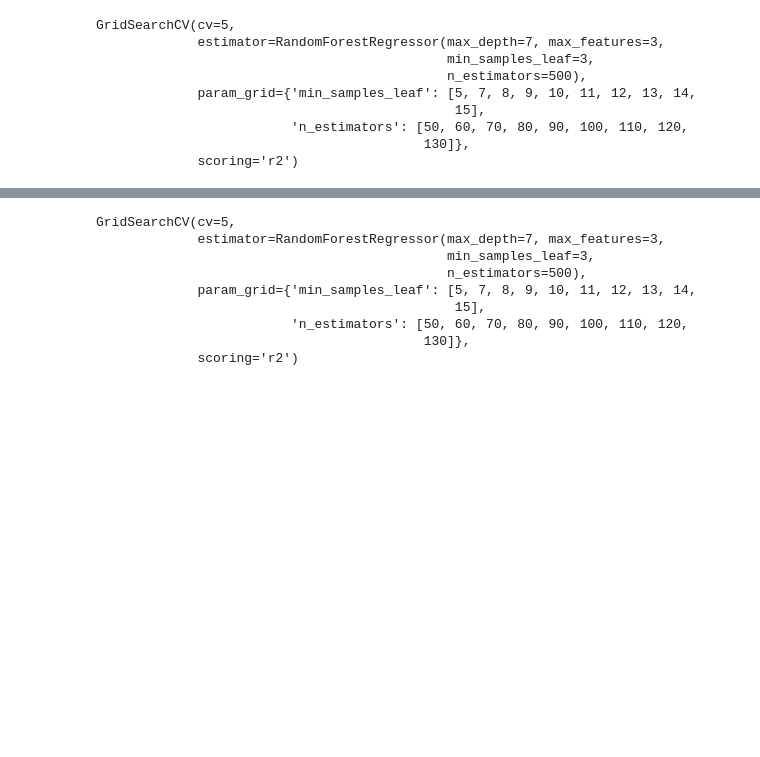
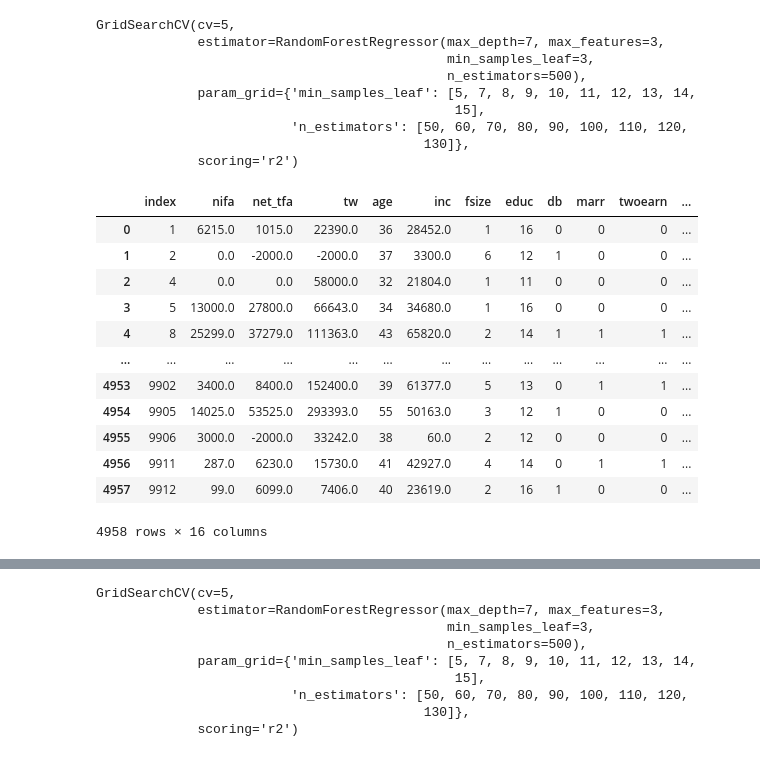
Before and after one commit to erikaguti/ML-CI-HW2, a Jupyter notebook: ML-CI-HW-2 Sam Copy.ipynb, the cells around one changed output, grey strips where cells are left out. Cells and saved outputs as stored; diff of their text form; code cells hidden in the pictures; blank space fills up the shorter version.

```diff
--- a/ML-CI-HW-2 Sam Copy.ipynb
+++ b/ML-CI-HW-2 Sam Copy.ipynb
@@ -123,0 +135,16 @@ GridSearchCV(cv=5,
+# %%
+D2
+# %% [output]
+|  | index | nifa | net_tfa | tw | age | inc | fsize | educ | db | marr | twoearn | ... |
+| 0 | 1 | 6215.0 | 1015.0 | 22390.0 | 36 | 28452.0 | 1 | 16 | 0 | 0 | 0 | ... |
+| 1 | 2 | 0.0 | -2000.0 | -2000.0 | 37 | 3300.0 | 6 | 12 | 1 | 0 | 0 | ... |
+| 2 | 4 | 0.0 | 0.0 | 58000.0 | 32 | 21804.0 | 1 | 11 | 0 | 0 | 0 | ... |
+| 3 | 5 | 13000.0 | 27800.0 | 66643.0 | 34 | 34680.0 | 1 | 16 | 0 | 0 | 0 | ... |
+| 4 | 8 | 25299.0 | 37279.0 | 111363.0 | 43 | 65820.0 | 2 | 14 | 1 | 1 | 1 | ... |
+| ... | ... | ... | ... | ... | ... | ... | ... | ... | ... | ... | ... | ... |
+| 4953 | 9902 | 3400.0 | 8400.0 | 152400.0 | 39 | 61377.0 | 5 | 13 | 0 | 1 | 1 | ... |
+| 4954 | 9905 | 14025.0 | 53525.0 | 293393.0 | 55 | 50163.0 | 3 | 12 | 1 | 0 | 0 | ... |
+| 4955 | 9906 | 3000.0 | -2000.0 | 33242.0 | 38 | 60.0 | 2 | 12 | 0 | 0 | 0 | ... |
+| 4956 | 9911 | 287.0 | 6230.0 | 15730.0 | 41 | 42927.0 | 4 | 14 | 0 | 1 | 1 | ... |
+| 4957 | 9912 | 99.0 | 6099.0 | 7406.0 | 40 | 23619.0 | 2 | 16 | 1 | 0 | 0 | ... |
+4958 rows × 16 columns
```
Also changed, not shown: parts of 15 cells of this notebook.
